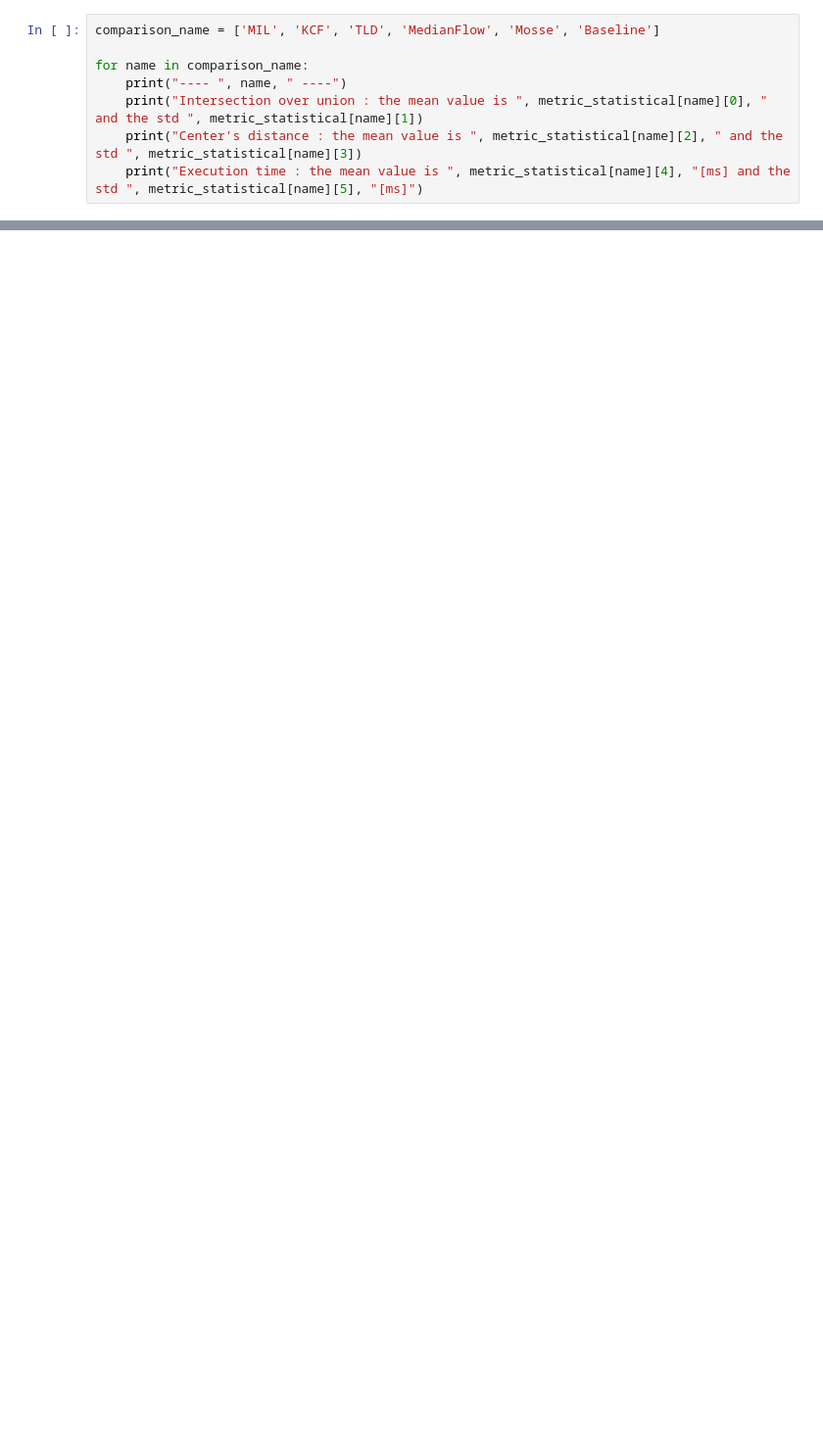
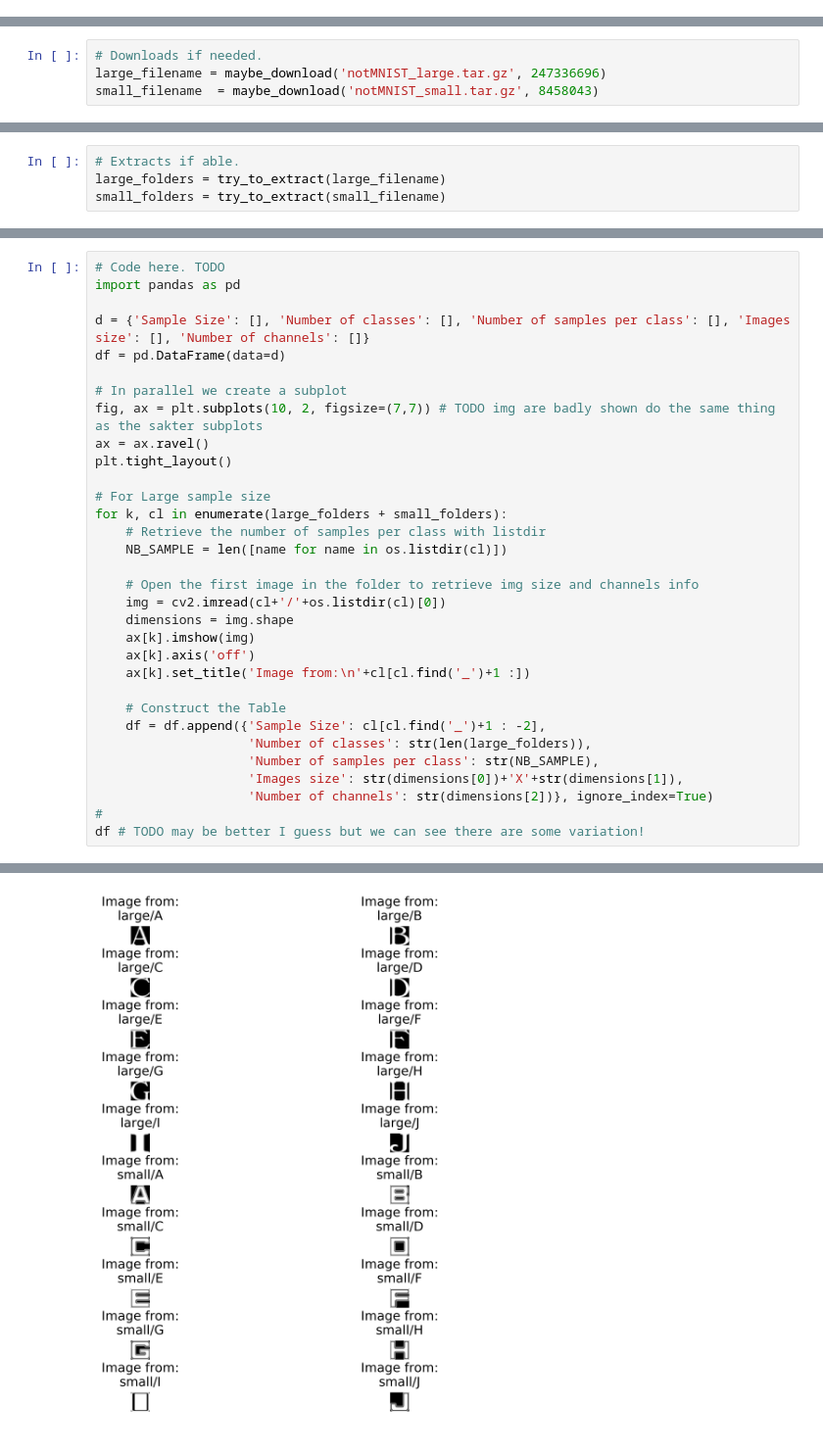
Before and after one commit to TTimTT/IPLab, a Jupyter notebook: assignments/Tim.ipynb, the cells around one changed output, grey strips where cells are left out. Shown at 98% size. Cells and saved outputs as stored; diff of their text form; blank space fills up the shorter version.

```diff
--- a/assignments/Tim.ipynb
+++ b/assignments/Tim.ipynb
@@ -775,8 +0,0 @@ metric_statistical[name] = [mean_iou, std_iou, mean_dist, std_dist, mean_dt, std
-# %%
-comparison_name = ['MIL', 'KCF', 'TLD', 'MedianFlow', 'Mosse', 'Baseline']
-
-for name in comparison_name:
-    print("---- ", name, " ----")
-    print("Intersection over union : the mean value is ", metric_statistical[name][0], " and the std ", metric_statistical[name][1])
-    print("Center's distance : the mean value is ", metric_statistical[name][2], " and the std ", metric_statistical[name][3])
-    print("Execution time : the mean value is ", metric_statistical[name][4], "[ms] and the std ", metric_statistical[name][5], "[ms]")
@@ -874,0 +104,4 @@ for name in comparison_name:
+# %%
+# Downloads if needed.
+large_filename = maybe_download('notMNIST_large.tar.gz', 247336696)
+small_filename  = maybe_download('notMNIST_small.tar.gz', 8458043)
@@ -874,0 +111,4 @@ for name in comparison_name:
+# %%
+# Extracts if able.
+large_folders = try_to_extract(large_filename)
+small_folders = try_to_extract(small_filename)
@@ -874,0 +151,33 @@ for name in comparison_name:
+# %%
+# Code here. TODO
+import pandas as pd
+
+d = {'Sample Size': [], 'Number of classes': [], 'Number of samples per class': [], 'Images size': [], 'Number of channels': []}
+df = pd.DataFrame(data=d)
+
+# In parallel we create a subplot
+fig, ax = plt.subplots(10, 2, figsize=(7,7)) # TODO img are badly shown do the same thing as the sakter subplots
+ax = ax.ravel()
+plt.tight_layout()
+
+# For Large sample size
+for k, cl in enumerate(large_folders + small_folders):
+    # Retrieve the number of samples per class with listdir
+    NB_SAMPLE = len([name for name in os.listdir(cl)])
+
+    # Open the first image in the folder to retrieve img size and channels info
+    img = cv2.imread(cl+'/'+os.listdir(cl)[0])
+    dimensions = img.shape
+    ax[k].imshow(img)
+    ax[k].axis('off')
+    ax[k].set_title('Image from:\n'+cl[cl.find('_')+1 :])
+
+    # Construct the Table
+    df = df.append({'Sample Size': cl[cl.find('_')+1 : -2],
+                    'Number of classes': str(len(large_folders)),
+                    'Number of samples per class': str(NB_SAMPLE),
+                    'Images size': str(dimensions[0])+'X'+str(dimensions[1]),
+                    'Number of channels': str(dimensions[2])}, ignore_index=True)
+#
+df # TODO may be better I guess but we can see there are some variation!
+# %% [output]
@@ -874,0 +201 @@ for name in comparison_name:
+[figure, added]
```
Also changed, not shown: parts of 134 cells of this notebook.
